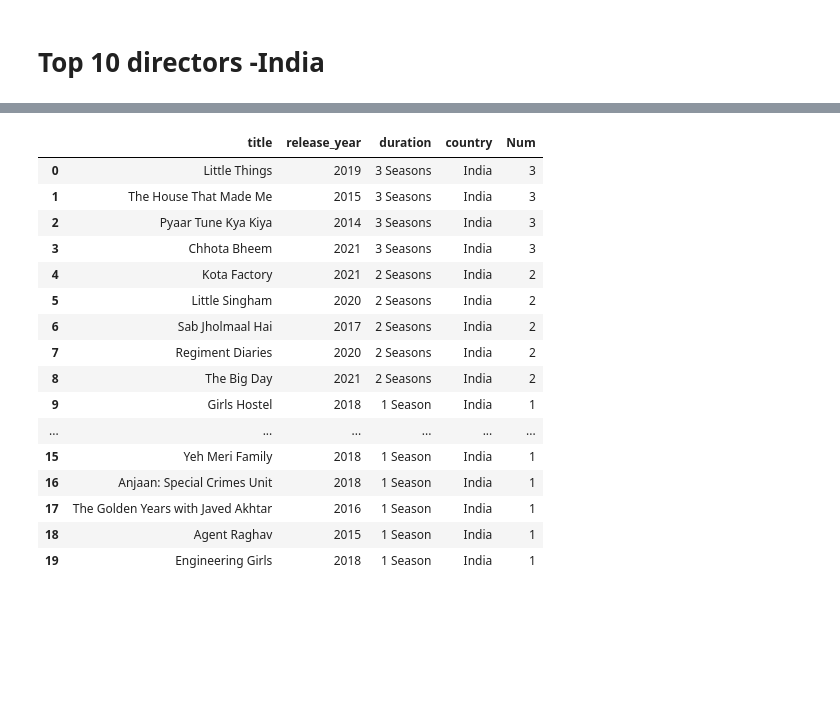
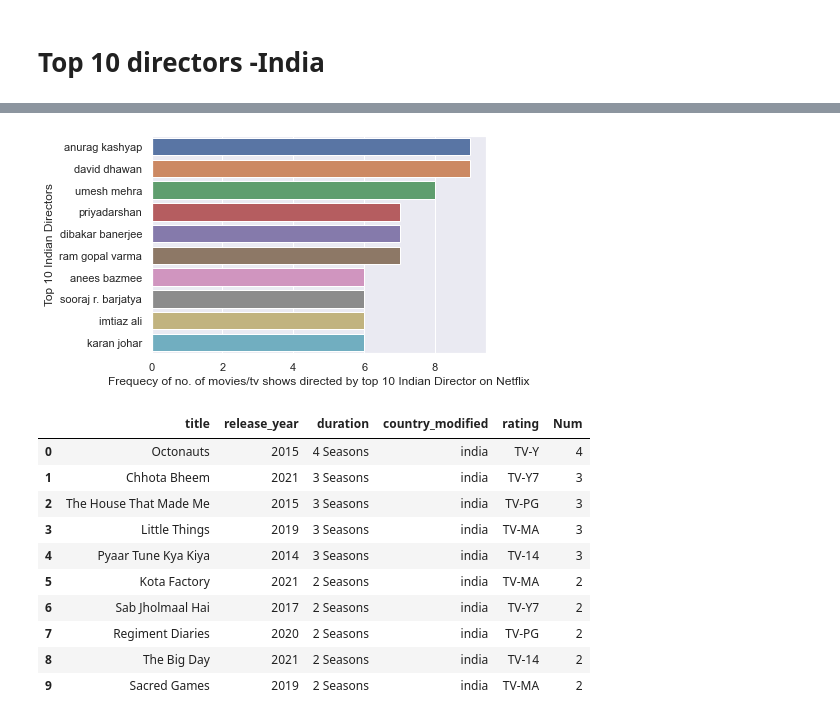
Before and after one commit to sameerudgirkar/DSML-Projects, a Jupyter notebook: Netflix_notebook.ipynb, the cells around one changed output, grey strips where cells are left out. Drawn from its saved outputs; the diff is of its cells as text; code cells hidden in the pictures; blank space fills up the shorter version.

```diff
--- a/Netflix_notebook.ipynb
+++ b/Netflix_notebook.ipynb
@@ -475,0 +499,25 @@ Name: country, Length: 7976, dtype: object
+# %%
+nf_country_copy = nf
+# %%
+country_list_fin = []
+for i in range(len(country_2dlist)):
+    country_list = []
+    for j in range(len(country_2dlist[i])):
+        country_list.append(country_2dlist[i][j].strip().lower())
+    country_list_fin.append(country_list)
+# country_list_fin
+# %%
+nf_country_df=pd.DataFrame(country_list_fin,index=nf['title']) # as titles are unique for eachrow, keeping it as index as our primary key
+# nf_country_df
+nf_country_df1=nf_country_df.stack()
+# nf_country_df1
+nf_country_df2=pd.DataFrame(nf_country_df1)
+nf_country_df2
+nf_country_df2.reset_index(inplace = True)
+nf_country_df2
+nf_country_df2 = nf_country_df2[['title',0]]
+nf_country_df2
+nf_country_df2.columns = ['title','country_modified']
+nf_country_df2
+nf_country_copy = nf_country_copy.merge(nf_country_df2, on='title',  how='inner')
+nf_country_copy.head(3)
@@ -1163,5 +1339,5 @@ nf_India.head(2)
 # %%
-nf_India_tv = nf.loc[(nf['type'] == 'TV Show') & (nf['country'] == 'India')]
+nf_India_tv = nf_country_copy.loc[(nf_country_copy['type'] == 'TV Show') & (nf_country_copy['country_modified'] == 'india')]
 nf_India_tv.head(2)
 # %% [output]
 |  | show_id | type | title | director | cast | country | date_added | release_year | rating | duration | ... |
@@ -1206,26 +1441,27 @@ Name: director, dtype: int64
+# %%
+sns.set_theme(style="darkgrid")
+sns.barplot(data = top10_dir_INDlatest, y = 'Top 10 Indian Directors', x='Frequency')
+plt.xlabel('Frequecy of no. of movies/tv shows directed by top 10 Indian Director on Netflix')
+plt.show()
+# %% [output]
+[figure, added]
 # %%
 nf_India_tv2 = nf_India_tv.sort_values(by = 'release_year',ascending=False,ignore_index=True)
-nf_India_tv3 = nf_India_tv2.loc[:,['title','release_year','duration','country']]
+nf_India_tv3 = nf_India_tv2.loc[:,['title','release_year','duration','country_modified','rating']]
 nf_India_tv3[['Num']] = nf_India_tv3['duration'].str.split(" ",expand = True)[0]
 nf_India_tv3['Num'] = nf_India_tv3['Num'].astype(int)
 # nf_India_tv3
 nf_India_tv4 = nf_India_tv3.sort_values(by = 'Num',ascending=False,ignore_index=True)
-nf_India_tv4.head(20)
+nf_India_tv4.head(10)
 # %% [output]
-|  | title | release_year | duration | country | Num |
-| 0 | Little Things | 2019 | 3 Seasons | India | 3 |
-| 1 | The House That Made Me | 2015 | 3 Seasons | India | 3 |
-| 2 | Pyaar Tune Kya Kiya | 2014 | 3 Seasons | India | 3 |
-| 3 | Chhota Bheem | 2021 | 3 Seasons | India | 3 |
-| 4 | Kota Factory | 2021 | 2 Seasons | India | 2 |
-| 5 | Little Singham | 2020 | 2 Seasons | India | 2 |
-| 6 | Sab Jholmaal Hai | 2017 | 2 Seasons | India | 2 |
-| 7 | Regiment Diaries | 2020 | 2 Seasons | India | 2 |
-| 8 | The Big Day | 2021 | 2 Seasons | India | 2 |
-| 9 | Girls Hostel | 2018 | 1 Season | India | 1 |
-| ... | ... | ... | ... | ... | ... |
-| 15 | Yeh Meri Family | 2018 | 1 Season | India | 1 |
-| 16 | Anjaan: Special Crimes Unit | 2018 | 1 Season | India | 1 |
-| 17 | The Golden Years with Javed Akhtar | 2016 | 1 Season | India | 1 |
-| 18 | Agent Raghav | 2015 | 1 Season | India | 1 |
-| 19 | Engineering Girls | 2018 | 1 Season | India | 1 |
+|  | title | release_year | duration | country_modified | rating | Num |
+| 0 | Octonauts | 2015 | 4 Seasons | india | TV-Y | 4 |
+| 1 | Chhota Bheem | 2021 | 3 Seasons | india | TV-Y7 | 3 |
+| 2 | The House That Made Me | 2015 | 3 Seasons | india | TV-PG | 3 |
+| 3 | Little Things | 2019 | 3 Seasons | india | TV-MA | 3 |
+| 4 | Pyaar Tune Kya Kiya | 2014 | 3 Seasons | india | TV-14 | 3 |
+| 5 | Kota Factory | 2021 | 2 Seasons | india | TV-MA | 2 |
+| 6 | Sab Jholmaal Hai | 2017 | 2 Seasons | india | TV-Y7 | 2 |
+| 7 | Regiment Diaries | 2020 | 2 Seasons | india | TV-PG | 2 |
+| 8 | The Big Day | 2021 | 2 Seasons | india | TV-14 | 2 |
+| 9 | Sacred Games | 2019 | 2 Seasons | india | TV-MA | 2 |
```
Also changed, not shown: parts of 198 cells of this notebook.
